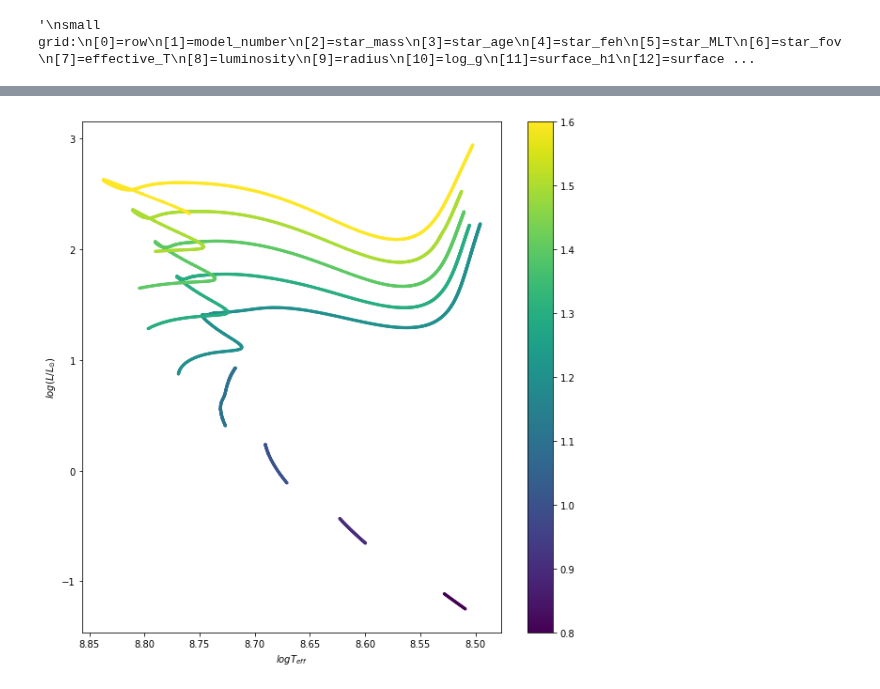
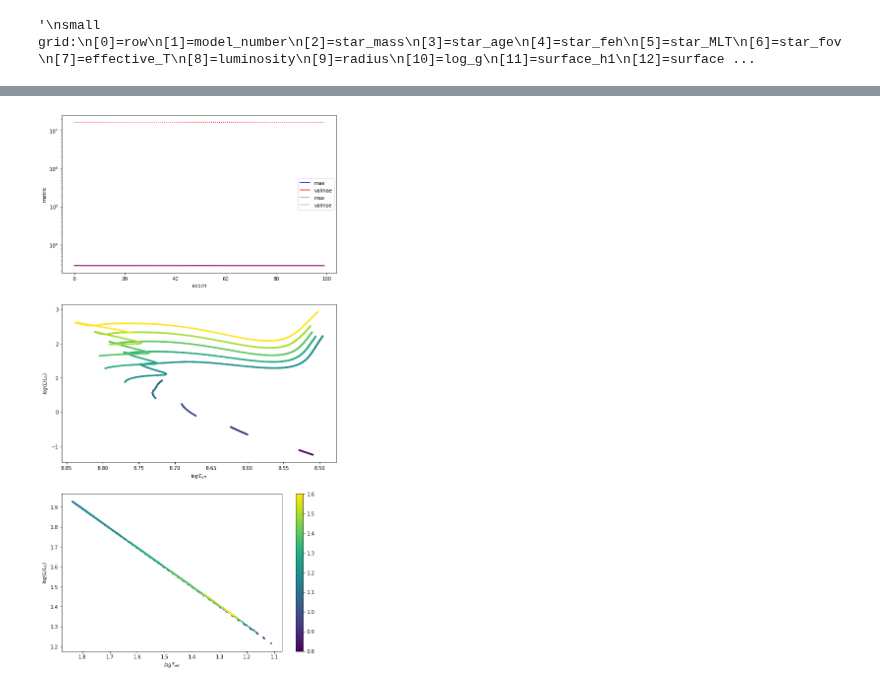
Before and after one commit to Harry-Westwood/Y4-Project-InterNeuralStellar, a Jupyter notebook: NeuralNetv2.ipynb, the cells around one changed output, grey strips where cells are left out. Cells and saved outputs as stored; diff of their text form; code cells hidden in the pictures.

Commit message:
re-added results plots
Still needs some additions to show input values and to function with a variety of input parameters.

```diff
--- a/NeuralNetv2.ipynb
+++ b/NeuralNetv2.ipynb
@@ -95,6 +95,7 @@ TODO/remember:
 - RunMode: 0 = with graphs, 1 = without graphs
 - i want the new=True variable to be the only thing directly passed by the user except the grid file name
 - shuffle input data and output data
+- limit no. tracks printed when printing diagrams
 '''
 #--- user input variables
 file = 'grid_0_0'
@@ -218,24 +219,62 @@ def gen_parameter_tracks(data,tracks,param):
         x = None
     return x
 
-def HRplot(tracks,data,single_plot=True):
+def HRplot(tracks,data):
     temp = gen_parameter_tracks(data=data,tracks=tracks,param='T')
     lum = gen_parameter_tracks(data=data,tracks=tracks,param='L')
     mass = gen_parameter_tracks(data=data,tracks=tracks,param='M')
-    if single_plot == True:
-        fig, ax=plt.subplots(1,1,figsize=[10,10])
-        s1=ax.scatter(np.log(temp),np.log(lum),s=5,c=mass,cmap='viridis')
-        ax.set_xlim(ax.get_xlim()[::-1])
-        ax.set_ylabel(r'$log(L/L_{\odot})$')
-        ax.set_xlabel(r'$log T_{eff}$')
-        fig.colorbar(s1)
-        plt.show()
-    else:
-        return lum,temp,mass
+    fig, ax=plt.subplots(1,1,figsize=[10,10])
+    s1=ax.scatter(np.log(temp),np.log(lum),s=5,c=mass,cmap='viridis')
+    ax.set_xlim(ax.get_xlim()[::-1])
+    ax.set_ylabel(r'$log(L/L_{\odot})$')
+    ax.set_xlabel(r'$log T_{eff}$')
+    fig.colorbar(s1)
+    plt.show()
 
-def format_input_ouput(data):
-    input_data=np.vstack(([data['inputs'][i] for i in set().union(*(d.keys() for d in [data['inputs']]))]))
-    output_data=np.vstack(([data['outputs'][i] for i in set().union(*(d.keys() for d in [data['outputs']]))]))
+def plotHist(training,model,input_data,tracks):
+    #print(training.__dict__)
+    #'''
+    fig, ax = plt.subplots(nrows = 3, ncols=1, figsize=(10,20))
+    ax = ax.flatten()
+
+    epoch_list = training.epoch
+    MAE = training.history['mae']
+    valMAE=training.history['val_mae']
+    MSE = training.history['mae']
+    valMSE = training.history['val_mse']
+    ax[0].plot(epoch_list,MAE,'b',label='mae')
+    ax[0].plot(epoch_list,valMAE,'r',label='valmae')
+    ax[0].plot(epoch_list,MSE,'b:',label='mse')
+    ax[0].plot(epoch_list,valMSE,'r:',label='valmse')
+    ax[0].set_yscale('log')
+    ax[0].set_xlabel('epoch')
+    ax[0].set_ylabel('metric')
+    ax[0].legend()
+
+    temp = gen_parameter_tracks(data=data,tracks=tracks,param='T')
+    lum = gen_parameter_tracks(data=data,tracks=tracks,param='L')
+    mass = gen_parameter_tracks(data=data,tracks=tracks,param='M')
+    ax[1].scatter(np.log(temp),np.log(lum),s=5,c=mass,cmap='viridis')
+    ax[1].invert_xaxis()
+    ax[1].set_ylabel(r'$log(L/L_{\odot})$')
+    ax[1].set_xlabel(r'$log T_{eff}$')
+    #print(np.shape(input_data))
+    #'''
+    prediction = model.predict(input_data,verbose=2).T
+    s2 = ax[2].scatter(np.log(prediction[0]),np.log(prediction[1]),s=5,c=mass,cmap='viridis')
+    ax[2].invert_xaxis()
+    ax[2].set_ylabel(r'$log(L/L_{\odot})$')
+    ax[2].set_xlabel(r'$log T_{eff}$')
+    fig.colorbar(s2)
+
+
+    plt.show()
+    #'''
+
+
+def format_input_ouput(data,track_indeces):
+    input_data=np.vstack(([data['inputs'][i][track_indeces] for i in set().union(*(d.keys() for d in [data['inputs']]))]))
+    output_data=np.vstack(([data['outputs'][i][track_indeces] for i in set().union(*(d.keys() for d in [data['outputs']]))]))
     return input_data, output_data
 
 def NN_setup(input_data,output_data,pref,model_name,new=True): #inputs = list where each element is all the desired data for a varaible i.e. data[:,2][track_indeces]
@@ -260,11 +299,9 @@ def NN_setup(input_data,output_data,pref,model_name,new=True): #inputs = list wh
                   metrics=['mae', 'mse'])
     return model
 
-def train_NN(data,pref,model_name,new=True):
-    input_data, output_data = format_input_ouput(data=data)
+def train_NN(data,pref,track_indeces,tracks,model_name,new=True):
+    input_data, output_data = format_input_ouput(data=data,track_indeces=track_indeces)
     model = NN_setup(input_data,output_data,pref,model_name=model_name,new=True)
-    #print(np.shape(input_data))
-    #print(np.shape(output_data))
     training = model.fit(input_data.T, output_data.T,
         epochs=pref['NN_pref']['epochs'],
         batch_size=len(input_data[0]),
@@ -275,6 +312,7 @@ def train_NN(data,pref,model_name,new=True):
     if pref['RunMode'] == 0:
         print('Training Finished at: '+str(datetime.now()))
         model.summary()
+        plotHist(training=training,model=model,input_data=input_data.T,tracks=tracks)
         #plotHist(training,model,input_data=input_data.T)
     return training
 
@@ -292,9 +330,7 @@ if data.any() != None and pref != None:
         tracks = find_tracks(data=data)
         track_indeces = np.arange(len(data['track']))
 
-    training = train_NN(data=data,pref=pref,new=True,model_name=model_name)
-    if pref['RunMode'] == 0:
-        HRplot(tracks=tracks,data=data,single_plot=True)
+    training = train_NN(data=data,pref=pref,track_indeces=track_indeces,tracks=tracks,new=True,model_name=model_name)
 
 else:
     print("Data or preferences weren\'t loaded properly.")
@@ -319 +355 @@ _________________________________________________________________
-[figure, old version]
+[figure, new version]
```
Also changed, not shown: parts of 1 cell of this notebook.
